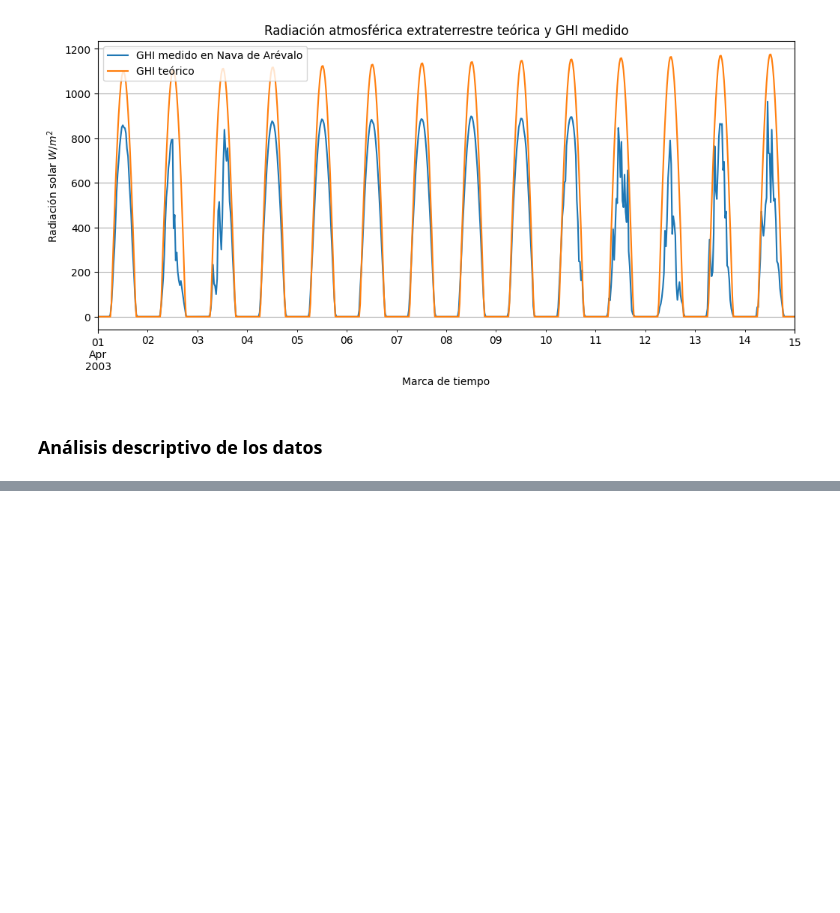
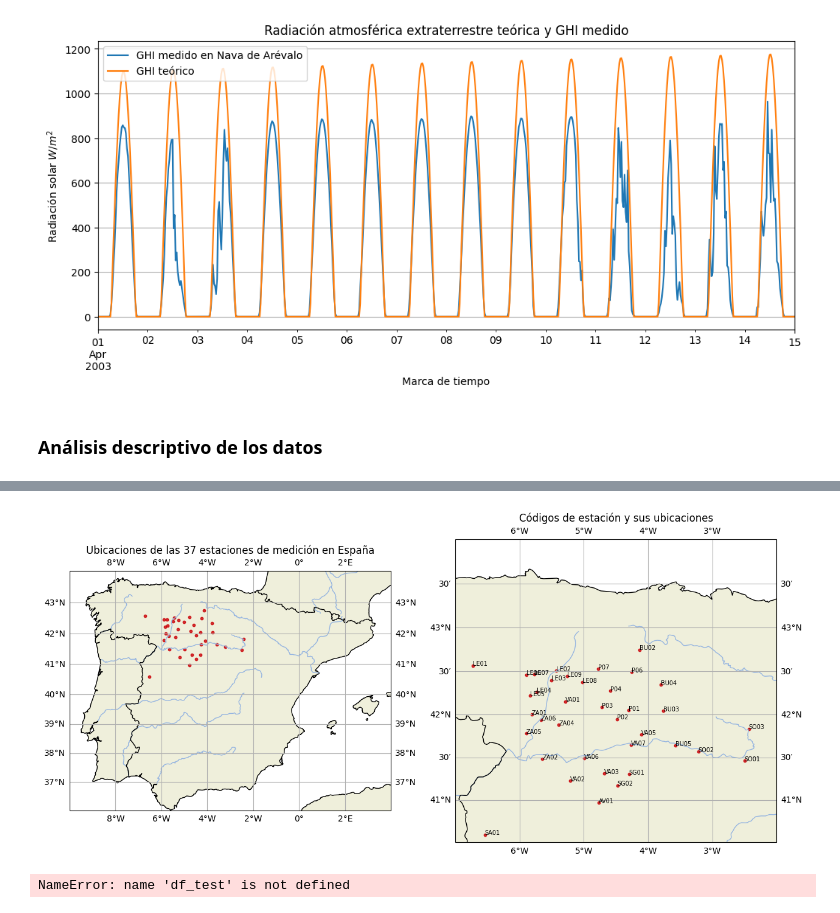
Before and after one commit to MoisesGuerreroUdeA/Visualizacion-Datos, a Jupyter notebook: docs/RMarkdown/Monografia.ipynb, the cells around one changed output, grey strips where cells are left out. Cells and saved outputs as stored; diff of their text form; code cells hidden in the pictures; blank space fills up the shorter version.

```diff
--- a/docs/RMarkdown/Monografia.ipynb
+++ b/docs/RMarkdown/Monografia.ipynb
@@ -362,0 +381,3 @@ plt.show()
+# %%
+df_geo = pd.read_csv("CyL_geo.csv", header = 0, sep = ',', index_col=0)
+df_geo.head()
@@ -362,0 +391,31 @@ plt.show()
+# %%
+fig, ax = plt.subplots(1, 2, figsize=(15, 8), subplot_kw={'projection': ccrs.Mercator()})
+
+ax[0].set_extent([-10, 4, 36, 44])
+ax[0].gridlines(draw_labels=True, dms=True, x_inline=False, y_inline=False);
+ax[0].add_feature(cf.COASTLINE)
+ax[0].add_feature(cf.LAND)
+ax[0].add_feature(cf.RIVERS)
+ax[0].add_feature(cf.BORDERS)
+
+ax[0].scatter(df_geo['longitude'], df_geo['latitude'], marker='o', s=10, alpha=0.8, c='#CB0006', transform=ccrs.PlateCarree())
+ax[0].set_title('Ubicaciones de las 37 estaciones de medición en España')
+
+ax[1].set_extent([-7, -2, 40.5, 44])
+ax[1].gridlines(draw_labels=True, dms=True, x_inline=False, y_inline=False);
+ax[1].add_feature(cf.COASTLINE)
+ax[1].add_feature(cf.LAND)
+ax[1].add_feature(cf.RIVERS)
+ax[1].add_feature(cf.BORDERS)
+ax[1].scatter(df_geo['longitude'], df_geo['latitude'], marker='o', s=10, alpha=0.8, c='#CB0006', transform=ccrs.PlateCarree())
+ax[1].set_title('Códigos de estación y sus ubicaciones')
+
+for index, row in df_geo.iterrows():
+  ax[1].annotate(text=row['station_code'], xy=(row['longitude'], row['latitude']), fontsize=7, transform=ccrs.PlateCarree())
+plt.show()
+# %% [output]
+[figure, added]
+# %%
+df_test
+# %% [output]
+NameError: name 'df_test' is not defined
```
Also changed, not shown: parts of 4 cells of this notebook, 6 other files.
